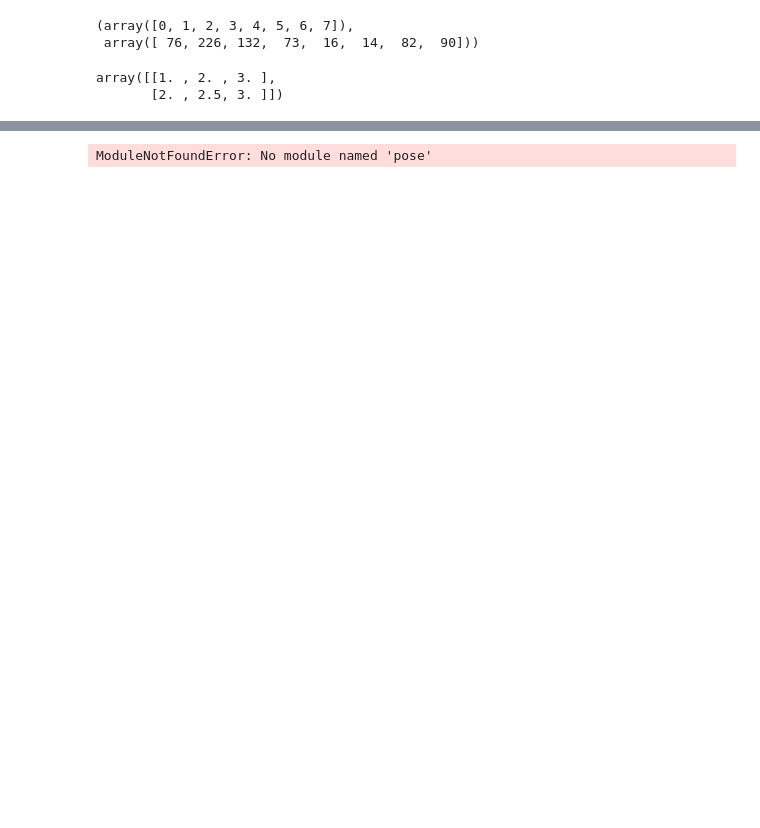
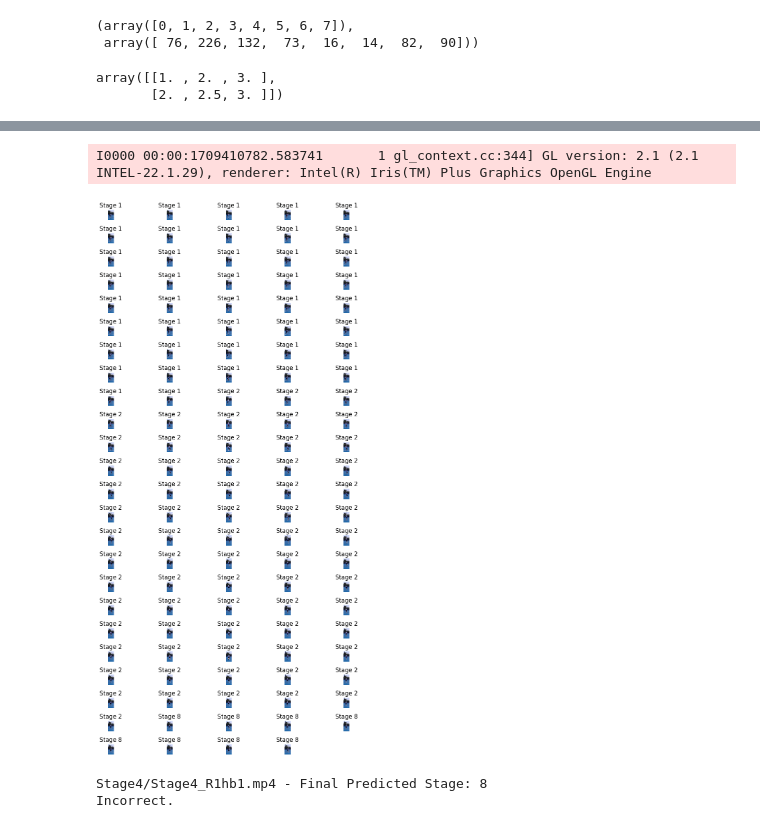
Before and after one commit to IncubyteAI/sports.ai, a Jupyter notebook: model_training/model.ipynb, the cells around one changed output, grey strips where cells are left out. Saved outputs shown, nothing was run; the diff lists cells and outputs as text; code cells hidden in the pictures; blank space fills up the shorter version.

```diff
--- a/model_training/model.ipynb
+++ b/model_training/model.ipynb
@@ -181,8 +193,8 @@ import os
 import cv2
 import mediapipe as mp
 import sys
-sys.path.insert(0, '../pose/')
-from pose import *
+sys.path.append('/Users/tanayagrawal/sports-ai')
+from pose.mp_utils import *
 from matplotlib import pyplot as plt
 import pandas as pd
 
@@ -192,7 +204,7 @@ video_path = f'/Users/tanayagrawal/PycharmProjects/sportsai/Tennis/RData/{video_
 cap = cv2.VideoCapture(video_path)
 
 columns = []
-for i in BOTH_ARM_MARKERS:
+for i in ALL_LIMB_MARKERS:
     columns.extend([f"x{i}", f"y{i}", f"z{i}"])
 pose_data = pd.DataFrame(columns=columns)
 
@@ -216,38 +228,41 @@ while cap.isOpened():
     right_hip = pose_landmarks[RIGHT_HIP]
     center = (left_hip.x + right_hip.x) / 2, (left_hip.y + right_hip.y) / 2, (left_hip.z + right_hip.z) / 2
     translated_landmarks = []
-    for j in BOTH_ARM_MARKERS:
+    for j in ALL_LIMB_MARKERS:
         translated_landmarks.extend([
             pose_landmarks[j].x - center[0],
             pose_landmarks[j].y - center[1],
             pose_landmarks[j].z - center[2],
         ])
     pose_data.loc[len(pose_data)] = translated_landmarks
 
     pose_data_tensor = torch.tensor(pose_data.values.astype(np.float32))
     output = model(pose_data_tensor)
     x = torch.max(output, dim=1).indices
     pred_stage = torch.mode(x).values.item() +1
 
     ax = fig.add_subplot(rows, 5, frames+1)
     ax.set_title('Stage '+ str(pred_stage))
     ax.imshow(frame)
     ax.axis('off')
     frames+=1
 
 plt.tight_layout()
 plt.show()
 cap.release()
 
 pose_data_tensor = torch.tensor(pose_data.values.astype(np.float32))
 output = model(pose_data_tensor)
 x = torch.max(output, dim=1).indices
 pred_stage = torch.mode(x).values.item() +1
 print(video_tag + " - Final Predicted Stage: " + str(pred_stage))
 
 if "Stage"+str(pred_stage) == video_tag[:6]:
     print("Prediction was correct!")
 else:
     print("Incorrect.")
 # %% [output]
-ModuleNotFoundError: No module named 'pose'
+I0000 00:00:1709410782.583741       1 gl_context.cc:344] GL version: 2.1 (2.1 INTEL-22.1.29), renderer: Intel(R) Iris(TM) Plus Graphics OpenGL Engine
+[figure, added]
+Stage4/Stage4_R1hb1.mp4 - Final Predicted Stage: 8
+Incorrect.
```
Also changed, not shown: parts of 8 cells of this notebook, 12 other files.
